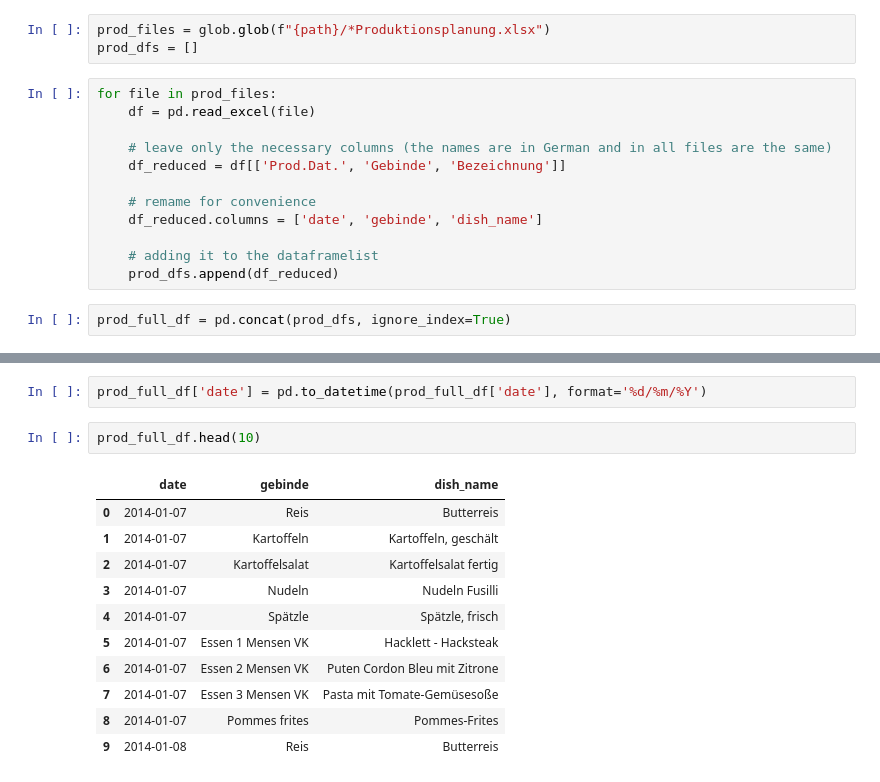
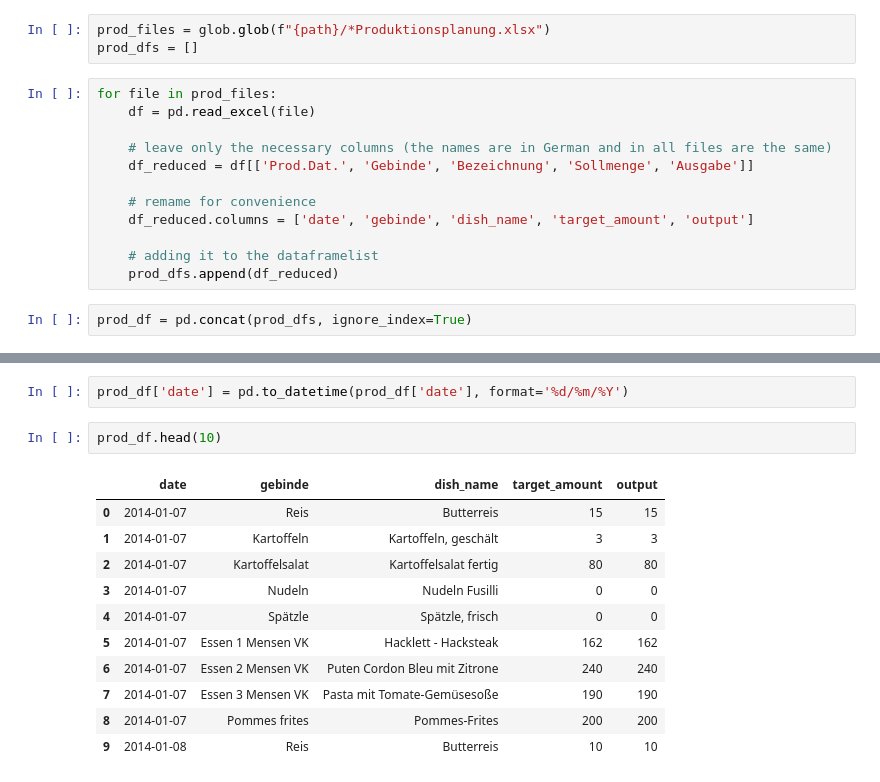
Before and after one commit to olyashevich/Predicting-food-demand-at-the-KU-Mensa, a Jupyter notebook: analysis.ipynb, the cells around one changed output, grey strips where cells are left out. Saved outputs shown, nothing was run; the diff lists cells and outputs as text.

```diff
--- a/analysis.ipynb
+++ b/analysis.ipynb
@@ -11,13 +11,13 @@ for file in prod_files:
     df = pd.read_excel(file)
 
     # leave only the necessary columns (the names are in German and in all files are the same)
-    df_reduced = df[['Prod.Dat.', 'Gebinde', 'Bezeichnung']]
+    df_reduced = df[['Prod.Dat.', 'Gebinde', 'Bezeichnung', 'Sollmenge', 'Ausgabe']]
 
     # remame for convenience
-    df_reduced.columns = ['date', 'gebinde', 'dish_name']
+    df_reduced.columns = ['date', 'gebinde', 'dish_name', 'target_amount', 'output']
 
     # adding it to the dataframelist
     prod_dfs.append(df_reduced)
 # %%
-prod_full_df = pd.concat(prod_dfs, ignore_index=True)
+prod_df = pd.concat(prod_dfs, ignore_index=True)
 # %%
@@ -37,16 +52,16 @@ prod_full_df.head(10)
 # %%
-prod_full_df['date'] = pd.to_datetime(prod_full_df['date'], format='%d/%m/%Y')
+prod_df['date'] = pd.to_datetime(prod_df['date'], format='%d/%m/%Y')
 # %%
-prod_full_df.head(10)
+prod_df.head(10)
 # %% [output]
-|  | date | gebinde | dish_name |
-| 0 | 2014-01-07 | Reis | Butterreis |
-| 1 | 2014-01-07 | Kartoffeln | Kartoffeln, geschält |
-| 2 | 2014-01-07 | Kartoffelsalat | Kartoffelsalat fertig |
-| 3 | 2014-01-07 | Nudeln | Nudeln Fusilli |
-| 4 | 2014-01-07 | Spätzle | Spätzle, frisch |
-| 5 | 2014-01-07 | Essen 1 Mensen VK | Hacklett - Hacksteak |
-| 6 | 2014-01-07 | Essen 2 Mensen VK | Puten Cordon Bleu mit Zitrone |
-| 7 | 2014-01-07 | Essen 3 Mensen VK | Pasta mit Tomate-Gemüsesoße |
-| 8 | 2014-01-07 | Pommes frites | Pommes-Frites |
-| 9 | 2014-01-08 | Reis | Butterreis |
+|  | date | gebinde | dish_name | target_amount | output |
+| 0 | 2014-01-07 | Reis | Butterreis | 15 | 15 |
+| 1 | 2014-01-07 | Kartoffeln | Kartoffeln, geschält | 3 | 3 |
+| 2 | 2014-01-07 | Kartoffelsalat | Kartoffelsalat fertig | 80 | 80 |
+| 3 | 2014-01-07 | Nudeln | Nudeln Fusilli | 0 | 0 |
+| 4 | 2014-01-07 | Spätzle | Spätzle, frisch | 0 | 0 |
+| 5 | 2014-01-07 | Essen 1 Mensen VK | Hacklett - Hacksteak | 162 | 162 |
+| 6 | 2014-01-07 | Essen 2 Mensen VK | Puten Cordon Bleu mit Zitrone | 240 | 240 |
+| 7 | 2014-01-07 | Essen 3 Mensen VK | Pasta mit Tomate-Gemüsesoße | 190 | 190 |
+| 8 | 2014-01-07 | Pommes frites | Pommes-Frites | 200 | 200 |
+| 9 | 2014-01-08 | Reis | Butterreis | 10 | 10 |
```
Also changed, not shown: parts of 24 cells of this notebook.
